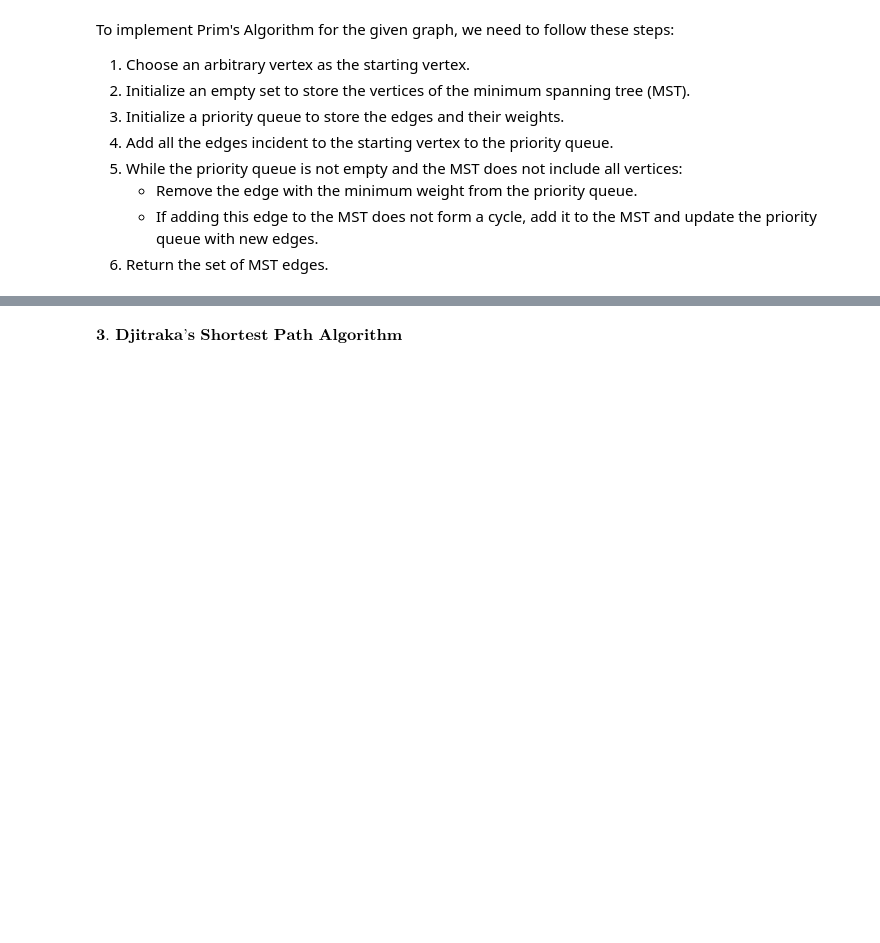
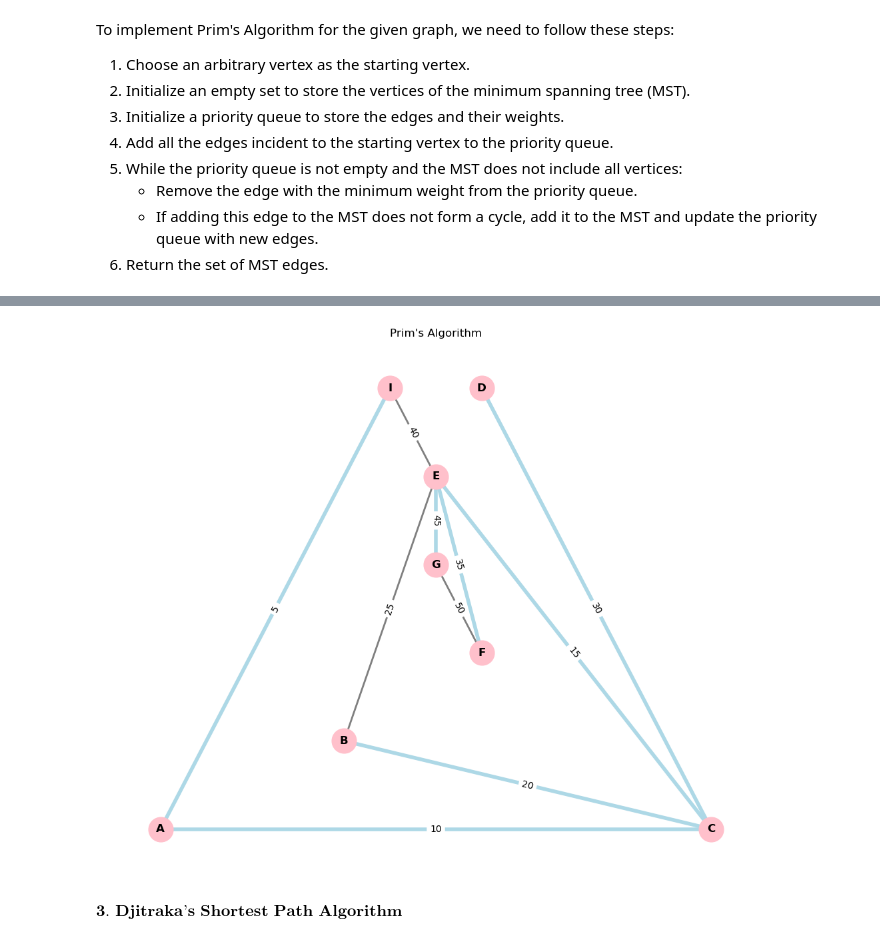
Before and after one commit to zphrc/Discrete_Math_2, a Jupyter notebook: Roca_Assignments/Lecture_4.ipynb, the cells around one changed output, grey strips where cells are left out. Drawn from its saved outputs; the diff is of its cells as text; code cells hidden in the pictures; blank space fills up the shorter version.

```diff
--- a/Roca_Assignments/Lecture_4.ipynb
+++ b/Roca_Assignments/Lecture_4.ipynb
@@ -227,3 +123,71 @@ Edges of Minimum Spanning Tree (Prim's Algorithm): [('A', 'I'), ('I', 'A'), ('I'
+# %%
+import networkx as nx
+import matplotlib.pyplot as plt
+
+def prim(graph):
+    # Create a copy of the graph to work with
+    mst = nx.Graph(graph)
+
+    # Initialize the minimum spanning tree
+    MST = nx.Graph()
+
+    # Select an arbitrary starting node
+    start_node = 'I'
+
+    # Initialize set of visited nodes
+    visited = {start_node}
+
+    # Initialize set to store MST edges
+    MST_edges = set()
+
+    # Iterate until all nodes are visited
+    while len(visited) < len(mst.nodes()):
+        # Find the minimum weight edge connecting a visited node to an unvisited node
+        min_edge = None
+        min_weight = float('inf')
+        for u in visited:
+            for v in mst.neighbors(u):
+                if v not in visited and mst[u][v]['weight'] < min_weight:
+                    min_edge = (u, v)
+                    min_weight = mst[u][v]['weight']
+
+        # Add the selected edge to the minimum spanning tree
+        u, v = min_edge
+        MST.add_edge(u, v, weight=min_weight)
+
+        # Add the edge to the set of MST edges
+        MST_edges.add((u, v))
+
+        # Mark the newly visited node
+        visited.add(v)
+
+    # Draw the original graph
+    plt.figure(figsize=(10, 8))
+    pos = nx.planar_layout(graph)
+    nx.draw(graph, pos, with_labels=True, node_size=700, node_color='pink', font_size=12, font_weight='bold', edge_color='gray', width=2)
+
+    # Draw the minimum spanning tree edges
+    nx.draw_networkx_edges(graph, pos=pos, edgelist=list(MST_edges), edge_color='lightblue', width=4)
+
+    # Display edge labels
+    edge_labels = nx.get_edge_attributes(graph, 'weight')
+    nx.draw_networkx_edge_labels(graph, pos=pos, edge_labels=edge_labels, font_color='black')
+
+    # Set the title of the graph
+    plt.title("Prim's Algorithm")
+
+    plt.show()
+
+# Define the graph
+G = nx.Graph()
+G.add_nodes_from(["A","B","C","D","E","F","G","I"])
+edgelist = [("A", "C", 10), ("A", "I", 5), ("C", "B", 20), ("C", "E", 15), ("C", "D", 30), ("B", "E", 25), ("I", "E", 40), ("E", "F", 35), ("F", "G", 50), ("G", "E", 45)]
+G.add_weighted_edges_from(edgelist)
+
+# Run Prim's algorithm
+prim(G)
+# %% [output]
+[figure, added]
 # %% [markdown]
 $\textbf{3. Djitraka's Shortest Path Algorithm}$
 # %% [markdown]
```
Also changed, not shown: parts of 5 cells of this notebook.
